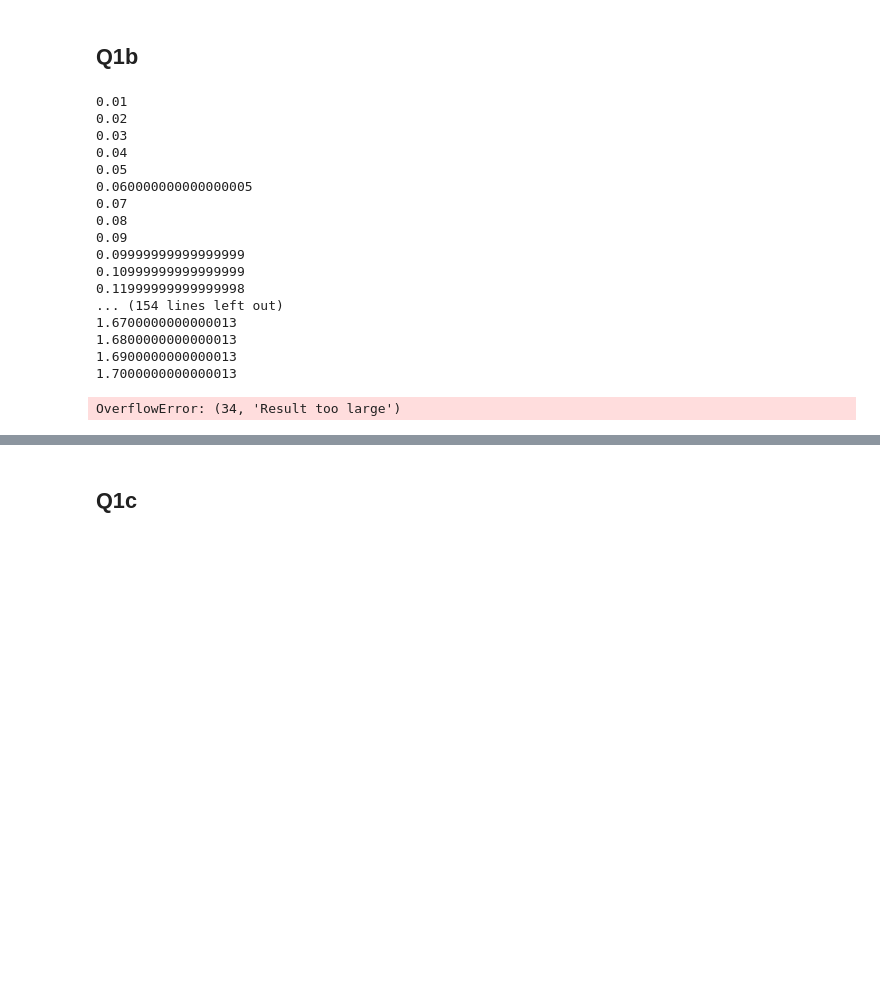
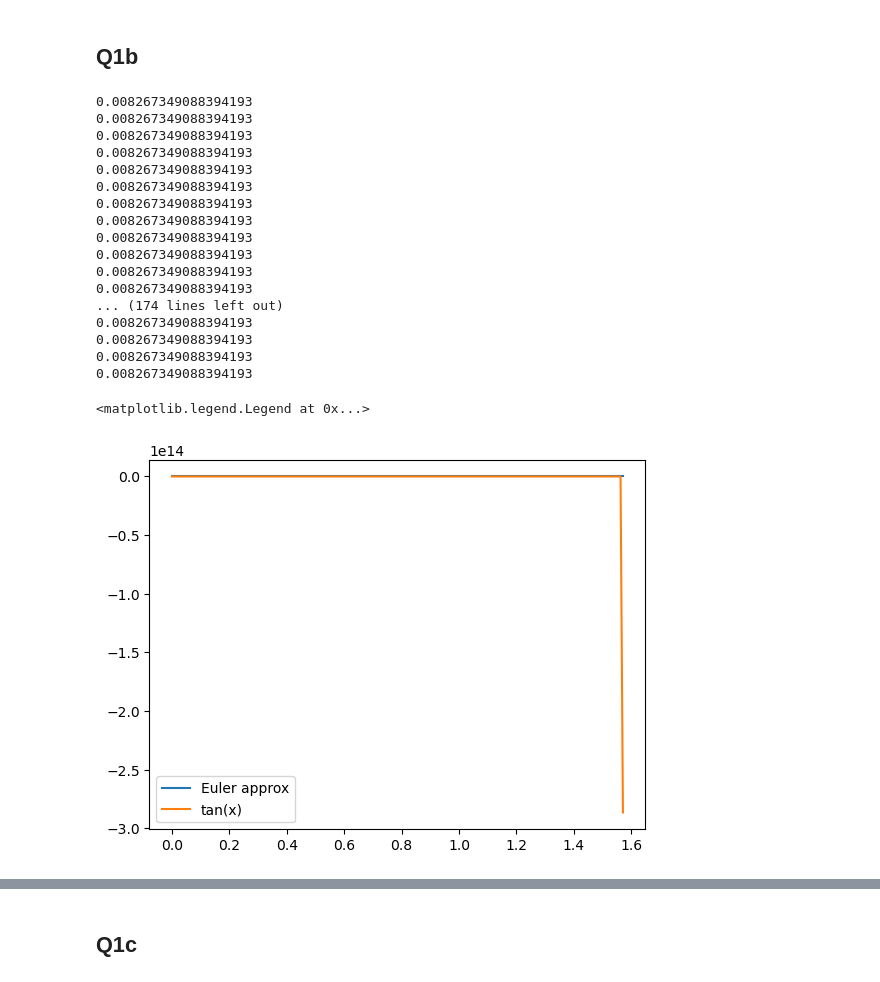
Before and after one commit to kparrine/Computational_Astro, a Jupyter notebook: C3/C3.ipynb, the cells around one changed output, grey strips where cells are left out. Drawn from its saved outputs; the diff is of its cells as text; code cells hidden in the pictures; blank space fills up the shorter version.

```diff
--- a/C3/C3.ipynb
+++ b/C3/C3.ipynb
@@ -86,27 +94,28 @@ plt.legend()
 # %% [markdown]
 ## Q1b
 # %%
-x_vals, y_vals = E_Method(xi=0,yi=0,steps=190,xprnt=True) #this breaks because the value of y gets way too large
+x_vals, y_vals = E_Method(xi=0,xf=np.pi/2,yi=0,steps=190,xprnt=True) #this breaks because the value of y gets way too large
 plt.plot(x_vals,y_vals, label="Euler approx")
 plt.plot(x_vals,np.tan(x_vals),label = "tan(x)")
 plt.legend()
 # %% [output]
-0.01
-0.02
-0.03
-0.04
-0.05
-0.060000000000000005
-0.07
-0.08
-0.09
-0.09999999999999999
-0.10999999999999999
-0.11999999999999998
-... (154 lines left out)
-1.6700000000000013
-1.6800000000000013
-1.6900000000000013
-1.7000000000000013
+0.008267349088394193
+0.008267349088394193
+0.008267349088394193
+0.008267349088394193
+0.008267349088394193
+0.008267349088394193
+0.008267349088394193
+0.008267349088394193
+0.008267349088394193
+0.008267349088394193
+0.008267349088394193
+0.008267349088394193
+... (174 lines left out)
+0.008267349088394193
+0.008267349088394193
+0.008267349088394193
+0.008267349088394193
-OverflowError: (34, 'Result too large')
+<matplotlib.legend.Legend at 0x...>
+[figure, added]
 # %%
```
Also changed, not shown: parts of 16 cells of this notebook.
